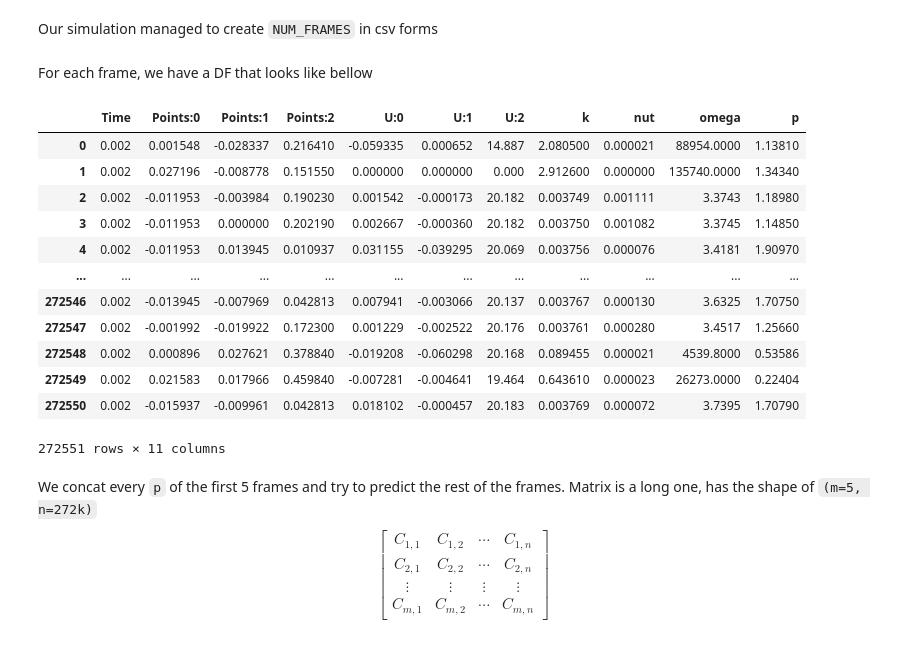
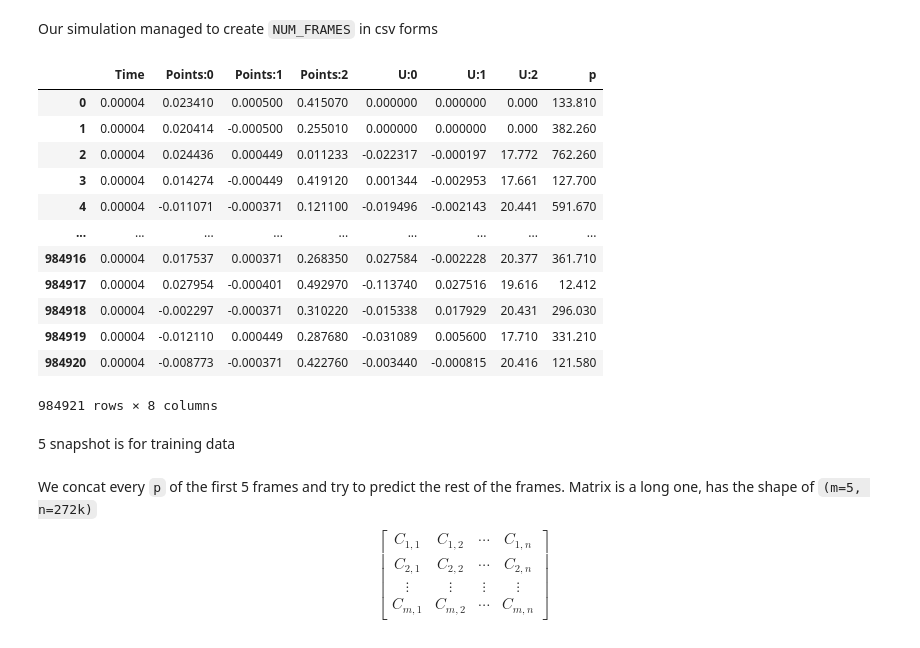
Before and after one commit to minhtriet/hydrogen_emb, a Jupyter notebook: pca.ipynb, the cells around one changed output. Drawn from its saved outputs; the diff is of its cells as text; code cells hidden in the pictures.

Commit message:
convert data to pkl, add nb

```diff
--- a/pca.ipynb
+++ b/pca.ipynb
@@ -15,10 +17,8 @@ import torch
 import torch.nn as nn
 import torch.optim as optim
 # %%
-NUM_FRAMES = 9   # number of timestep
-NUM_COMPONENTS = 3
-INPUT_STEP = 3
-OUTPUT_STEP = 1
+NUM_FRAMES = 344   # number of timestep. Before was 9!
+
 
 torch.manual_seed(0)
 # %% [output]
@@ -26,29 +26,31 @@ torch.manual_seed(0)
 # %% [markdown]
 Our simulation managed to create `NUM_FRAMES` in csv forms
 # %%
-data_path = [0]*NUM_FRAMES
-dfs = [0]*NUM_FRAMES
-for i in range(0,NUM_FRAMES):
-    data_path[i] = PurePath("data", f"data_{i}.csv")
-    dfs[i]=pd.read_csv(str(data_path[i]))
+data_paths = [PurePath("new_data", f"data_._{i}.csv") for i in range(0,NUM_FRAMES)]
+# dfs = [0]*NUM_FRAMES
+# for i in range(0,NUM_FRAMES):
+
+#     dfs[i]=pd.read_csv(str(data_path[i]))
-# %% [markdown]
-For each frame, we have a DF that looks like bellow
-# %%
-dfs[0]
-# %% [output]
-|  | Time | Points:0 | Points:1 | Points:2 | U:0 | U:1 | U:2 | k | nut | omega | p |
-| 0 | 0.002 | 0.001548 | -0.028337 | 0.216410 | -0.059335 | 0.000652 | 14.887 | 2.080500 | 0.000021 | 88954.0000 | 1.13810 |
-| 1 | 0.002 | 0.027196 | -0.008778 | 0.151550 | 0.000000 | 0.000000 | 0.000 | 2.912600 | 0.000000 | 135740.0000 | 1.34340 |
-| 2 | 0.002 | -0.011953 | -0.003984 | 0.190230 | 0.001542 | -0.000173 | 20.182 | 0.003749 | 0.001111 | 3.3743 | 1.18980 |
-| 3 | 0.002 | -0.011953 | 0.000000 | 0.202190 | 0.002667 | -0.000360 | 20.182 | 0.003750 | 0.001082 | 3.3745 | 1.14850 |
-| 4 | 0.002 | -0.011953 | 0.013945 | 0.010937 | 0.031155 | -0.039295 | 20.069 | 0.003756 | 0.000076 | 3.4181 | 1.90970 |
-| ... | ... | ... | ... | ... | ... | ... | ... | ... | ... | ... | ... |
-| 272546 | 0.002 | -0.013945 | -0.007969 | 0.042813 | 0.007941 | -0.003066 | 20.137 | 0.003767 | 0.000130 | 3.6325 | 1.70750 |
-| 272547 | 0.002 | -0.001992 | -0.019922 | 0.172300 | 0.001229 | -0.002522 | 20.176 | 0.003761 | 0.000280 | 3.4517 | 1.25660 |
-| 272548 | 0.002 | 0.000896 | 0.027621 | 0.378840 | -0.019208 | -0.060298 | 20.168 | 0.089455 | 0.000021 | 4539.8000 | 0.53586 |
-| 272549 | 0.002 | 0.021583 | 0.017966 | 0.459840 | -0.007281 | -0.004641 | 19.464 | 0.643610 | 0.000023 | 26273.0000 | 0.22404 |
-| 272550 | 0.002 | -0.015937 | -0.009961 | 0.042813 | 0.018102 | -0.000457 | 20.183 | 0.003769 | 0.000072 | 3.7395 | 1.70790 |
-272551 rows × 11 columns
+# %%
+dfs_0 = pd.read_csv(str(data_paths[0]))
+dfs_0
+# p is related to diffusion rate of H2 through metal lattice
+# %% [output]
+|  | Time | Points:0 | Points:1 | Points:2 | U:0 | U:1 | U:2 | p |
+| 0 | 0.00004 | 0.023410 | 0.000500 | 0.415070 | 0.000000 | 0.000000 | 0.000 | 133.810 |
+| 1 | 0.00004 | 0.020414 | -0.000500 | 0.255010 | 0.000000 | 0.000000 | 0.000 | 382.260 |
+| 2 | 0.00004 | 0.024436 | 0.000449 | 0.011233 | -0.022317 | -0.000197 | 17.772 | 762.260 |
+| 3 | 0.00004 | 0.014274 | -0.000449 | 0.419120 | 0.001344 | -0.002953 | 17.661 | 127.700 |
+| 4 | 0.00004 | -0.011071 | -0.000371 | 0.121100 | -0.019496 | -0.002143 | 20.441 | 591.670 |
+| ... | ... | ... | ... | ... | ... | ... | ... | ... |
+| 984916 | 0.00004 | 0.017537 | 0.000371 | 0.268350 | 0.027584 | -0.002228 | 20.377 | 361.710 |
+| 984917 | 0.00004 | 0.027954 | -0.000401 | 0.492970 | -0.113740 | 0.027516 | 19.616 | 12.412 |
+| 984918 | 0.00004 | -0.002297 | -0.000371 | 0.310220 | -0.015338 | 0.017929 | 20.431 | 296.030 |
+| 984919 | 0.00004 | -0.012110 | 0.000449 | 0.287680 | -0.031089 | 0.005600 | 17.710 | 331.210 |
+| 984920 | 0.00004 | -0.008773 | -0.000371 | 0.422760 | -0.003440 | -0.000815 | 20.416 | 121.580 |
+984921 rows × 8 columns
+# %% [markdown]
+5 snapshot is for training data
 # %% [markdown]
 We concat every `p` of the first 5 frames and try to predict the rest of the frames. Matrix is a long one, has the shape of `(m=5, n=272k)`
 $$\begin{bmatrix} C_{1,1} & C_{1,2} & \cdots & C_{1,n} \\ C_{2,1} & C_{2,2} & \cdots & C_{2,n} \\ \vdots & \vdots & \vdots & \vdots \\ C_{m,1} & C_{m,2} & \cdots & C_{m,n} \end{bmatrix}$$
```
Also changed, not shown: parts of 55 cells of this notebook, 1 other file.
